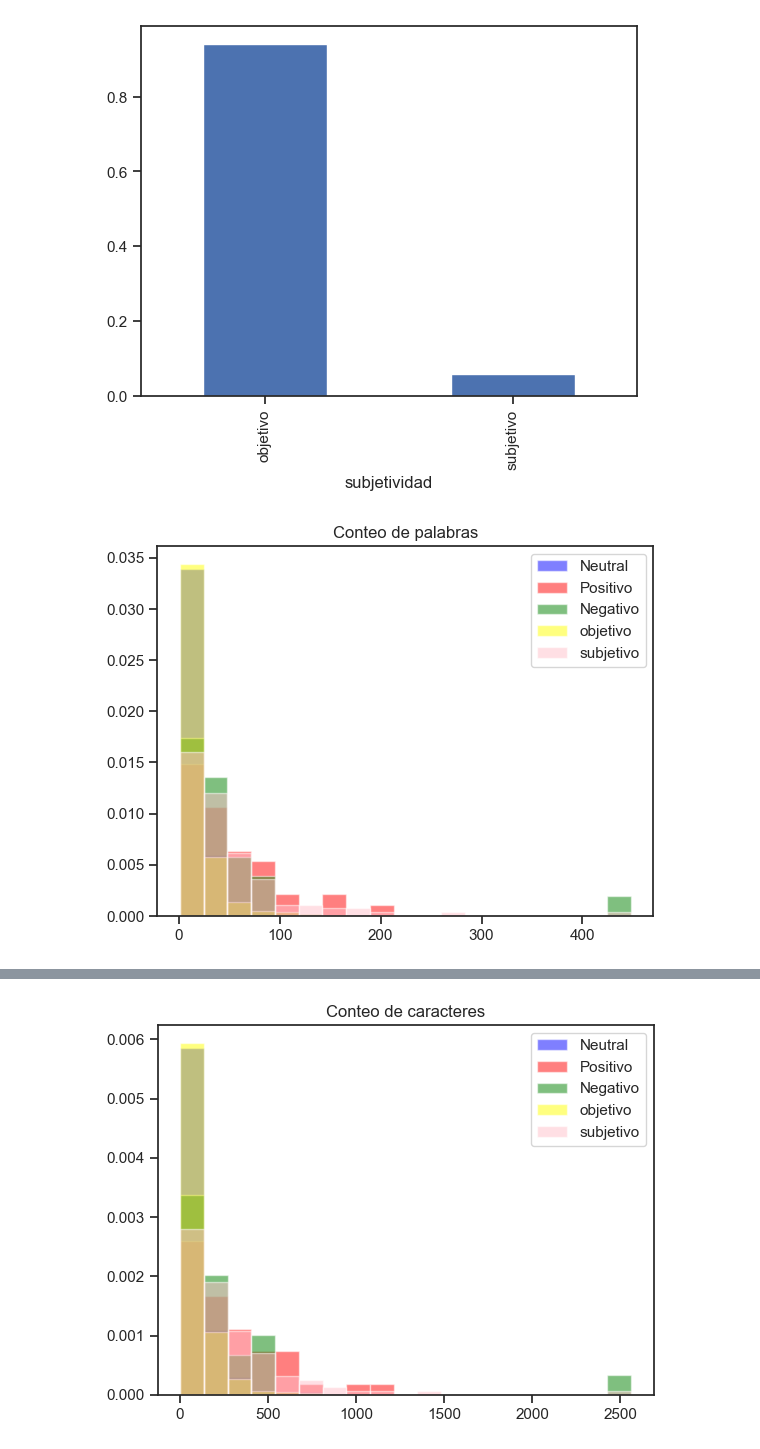
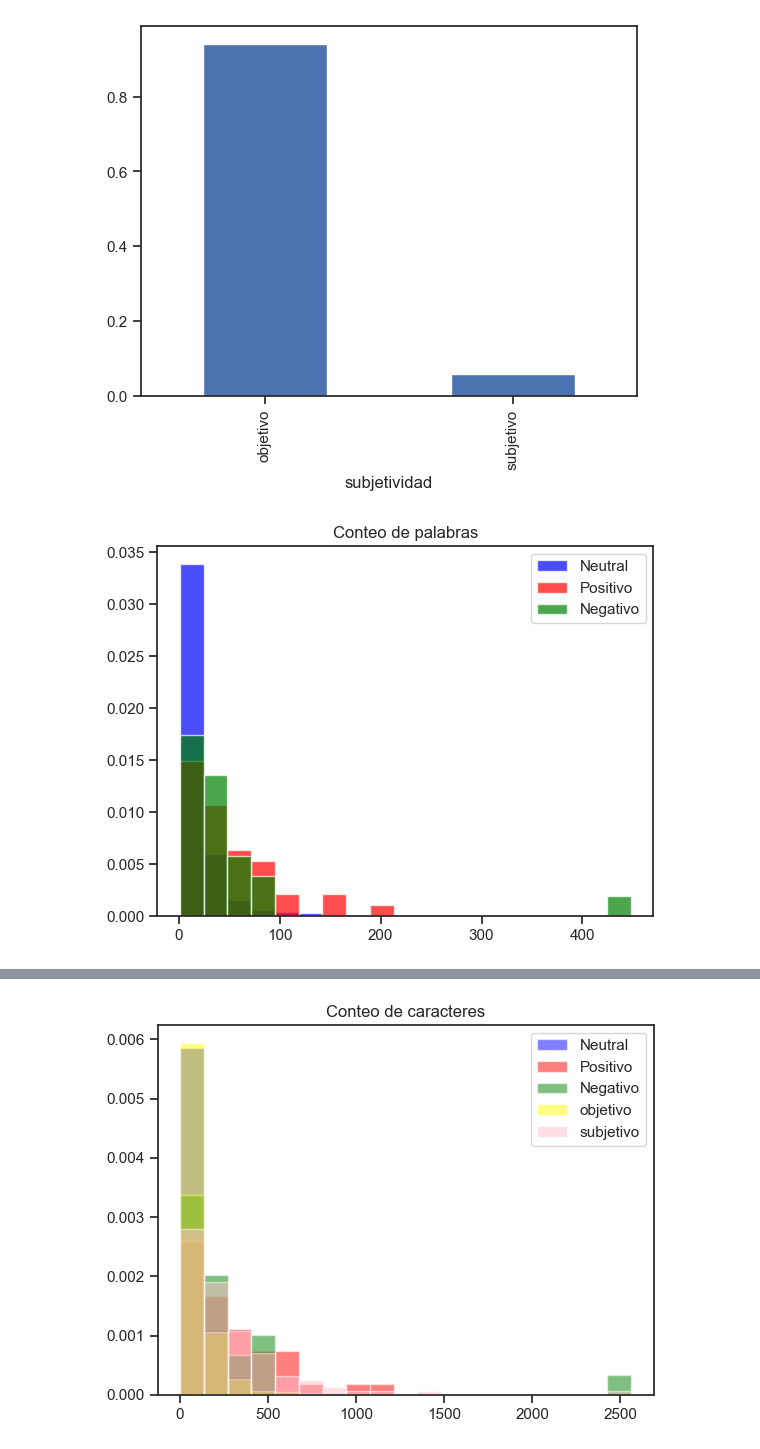
Before and after one commit to JuanJT117/Procesamiento_y_clasificacion_de_datos, a Jupyter notebook: Tareas/Tarea_3/Datos/Tarea_3.ipynb, the cells around one changed output, grey strips where cells are left out. Saved outputs shown, nothing was run; the diff lists cells and outputs as text; code cells hidden in the pictures.

```diff
--- a/Tareas/Tarea_3/Datos/Tarea_3.ipynb
+++ b/Tareas/Tarea_3/Datos/Tarea_3.ipynb
@@ -284,6 +364,3 @@ df_cleaned.head()
 | 2 | Me parece muy bien cómo contestó ... | 89.0 | 1.0 | 0.0 | 0.0 | [parece, bien, cómo, contestó, ma... | Neutral | objetivo | 3 | ... |
 | 3 | Jajaja cuando le marcaron más tie... | 133.0 | 11.0 | 0.0 | 0.0 | [jajaja, marcaron, tiempo, xóchit... | Neutral | objetivo | 4 | ... |
 | 4 | Cómo lo supuse , Xóchitl solo se ... | 762.0 | 27.0 | 0.0 | 0.0 | [cómo, supuse, ,, xóchitl, solo, ... | Neutral | objetivo | 5 | ... |
-# %%
-df_cleaned = df_cleaned.drop(columns=['text'])
-df_cleaned[0:5]
@@ -297,3 +367,5 @@ df_cleaned[0:5]
+# %%
+df_cleaned = df_cleaned
 # %%
 df_cleaned['Sentimiento'].value_counts(normalize = True).plot.bar()
 # %% [output]
@@ -318,14 +390,12 @@ df_subjetivo = df_cleaned[df_cleaned['subjetividad'] == 'subjetivo']
 # %%
 plt.figure()
 plt.title('Conteo de palabras')
 bins = np.linspace(np.min(df_cleaned['word_count']), np.max(df_cleaned['word_count']), 20)
 
-plt.hist(df_Neutral['word_count'],  label = 'Neutral', bins = bins, color = 'blue', alpha = 0.5, density = True)
-plt.hist(df_Positivo['word_count'],  label = 'Positivo', bins = bins, color = 'red', alpha = 0.5, density = True)
-plt.hist(df_Negativo['word_count'],  label = 'Negativo', bins = bins, color = 'green', alpha = 0.5, density = True)
-plt.hist(df_objetivo['word_count'],  label = 'objetivo', bins = bins, color = 'yellow', alpha = 0.5, density = True)
-plt.hist(df_subjetivo['word_count'],  label = 'subjetivo', bins = bins, color = 'pink', alpha = 0.5, density = True)
+plt.hist(df_Neutral['word_count'],  label = 'Neutral', bins = bins, color = 'blue', alpha = 0.7, density = True)
+plt.hist(df_Positivo['word_count'],  label = 'Positivo', bins = bins, color = 'red', alpha = 0.7, density = True)
+plt.hist(df_Negativo['word_count'],  label = 'Negativo', bins = bins, color = 'green', alpha = 0.7, density = True)
 plt.legend()
 plt.show()
 # %% [output]
-[figure, old version]
+[figure, new version]
```
Also changed, not shown: parts of 22 cells of this notebook, 17 other files.
